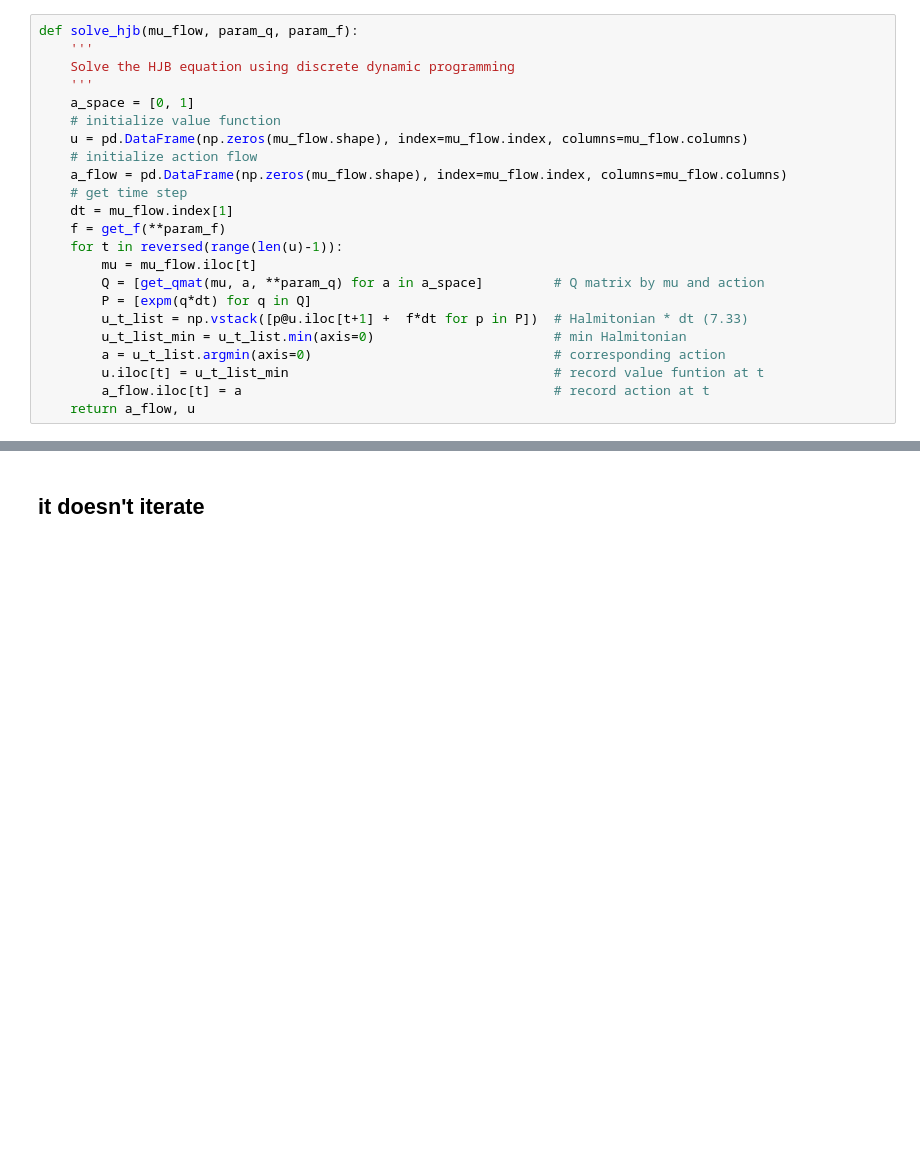
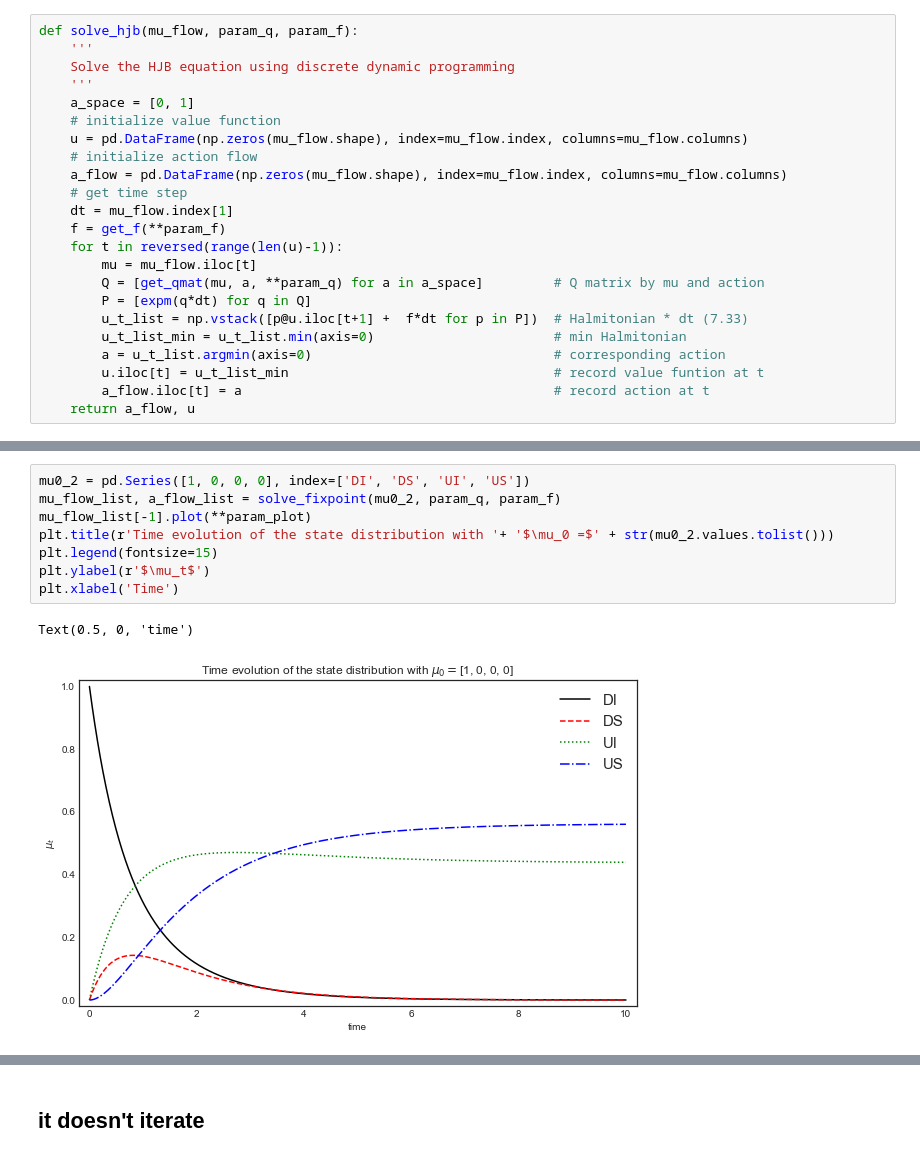
Before and after one commit to alexbstl/meanfield-cybersecurity, a Jupyter notebook: MFG-Cybersec-Presentation.ipynb, the cells around one changed output, grey strips where cells are left out. Drawn from its saved outputs; the diff is of its cells as text; blank space fills up the shorter version.

```diff
--- a/MFG-Cybersec-Presentation.ipynb
+++ b/MFG-Cybersec-Presentation.ipynb
@@ -242 +247,12 @@ mu0_3 = pd.Series([0, 0, 0, 1], index=['DI', 'DS', 'UI', 'US'])
+# %%
+mu0_2 = pd.Series([1, 0, 0, 0], index=['DI', 'DS', 'UI', 'US'])
+mu_flow_list, a_flow_list = solve_fixpoint(mu0_2, param_q, param_f)
+mu_flow_list[-1].plot(**param_plot)
+plt.title(r'Time evolution of the state distribution with '+ '$\mu_0 =$' + str(mu0_2.values.tolist()))
+plt.legend(fontsize=15)
+plt.ylabel(r'$\mu_t$')
+plt.xlabel('Time')
+# %% [output]
+Text(0.5, 0, 'time')
+[figure, added]
 # %%
```
Also changed, not shown: parts of 21 cells of this notebook.
